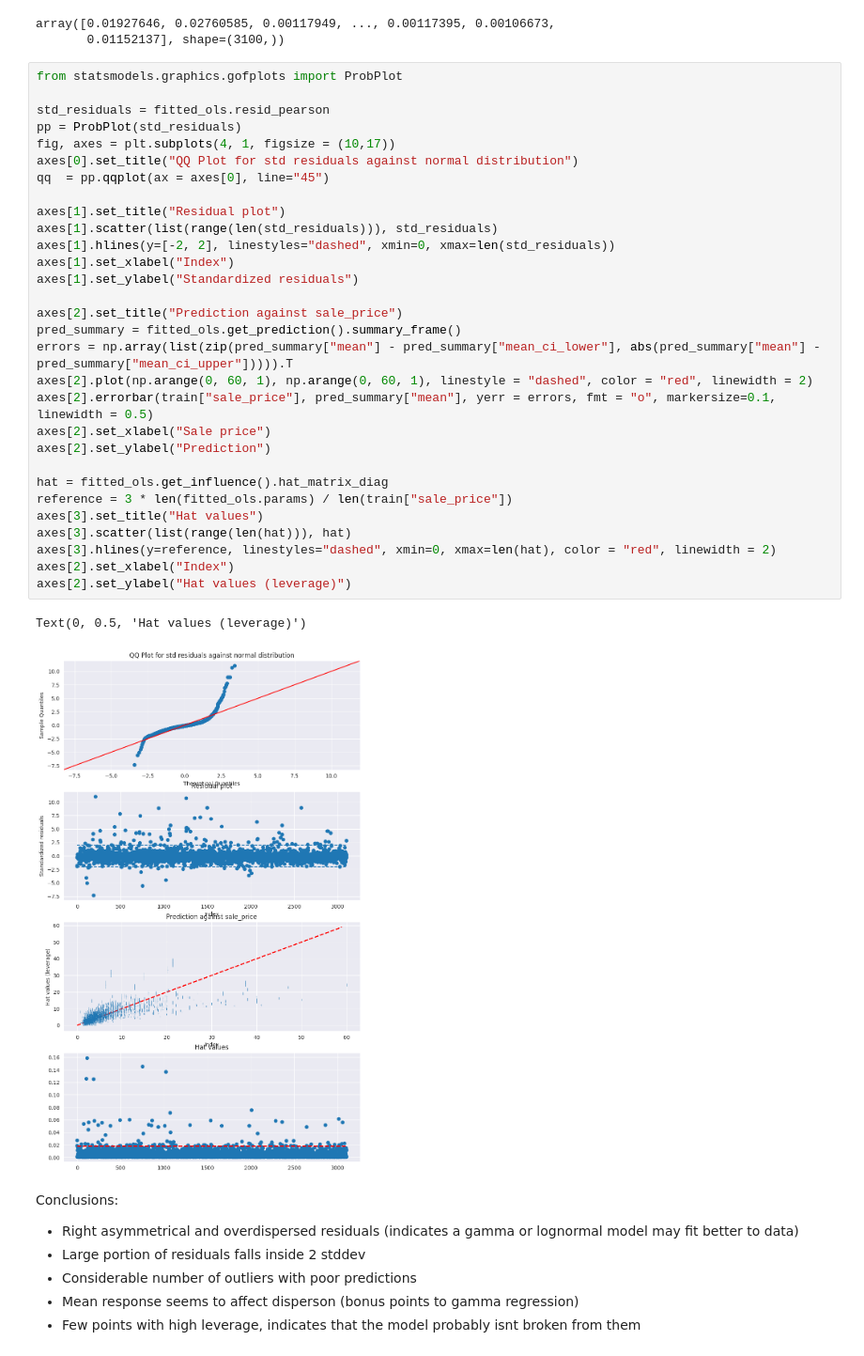
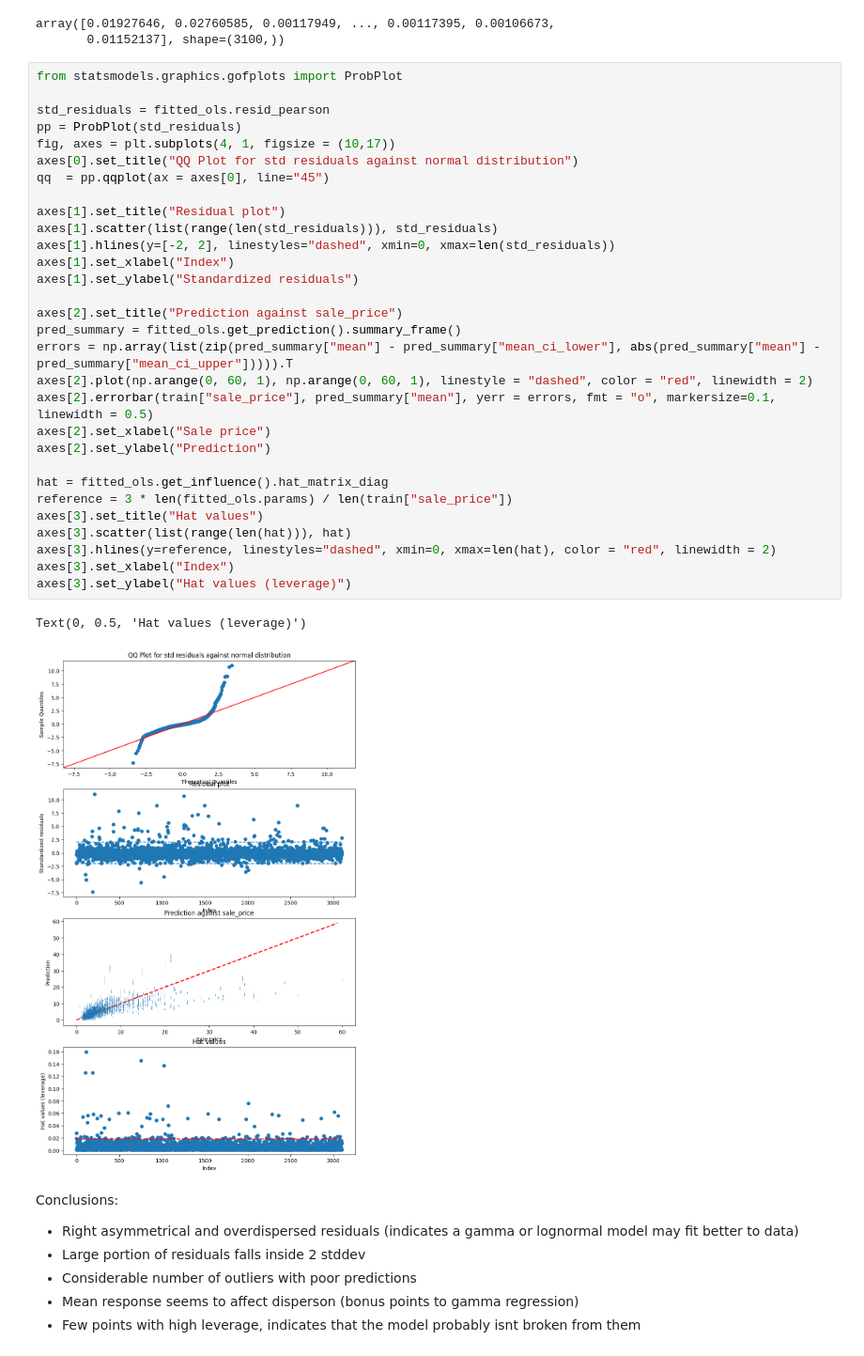
Before and after one commit to clr-cera/IA2025.2, a Jupyter notebook: Trabalho2/modelling.ipynb, the cells around one changed output. Shown: that part at 94% size. Saved outputs shown, nothing was run; the diff lists cells and outputs as text.

```diff
--- a/Trabalho2/modelling.ipynb
+++ b/Trabalho2/modelling.ipynb
@@ -170,36 +181,36 @@ array([0.01927646, 0.02760585, 0.00117949, ..., 0.00117395, 0.00106673,
 # %%
 from statsmodels.graphics.gofplots import ProbPlot
 
 std_residuals = fitted_ols.resid_pearson
 pp = ProbPlot(std_residuals)
 fig, axes = plt.subplots(4, 1, figsize = (10,17))
 axes[0].set_title("QQ Plot for std residuals against normal distribution")
 qq  = pp.qqplot(ax = axes[0], line="45")
 
 axes[1].set_title("Residual plot")
 axes[1].scatter(list(range(len(std_residuals))), std_residuals)
 axes[1].hlines(y=[-2, 2], linestyles="dashed", xmin=0, xmax=len(std_residuals))
 axes[1].set_xlabel("Index")
 axes[1].set_ylabel("Standardized residuals")
 
 axes[2].set_title("Prediction against sale_price")
 pred_summary = fitted_ols.get_prediction().summary_frame()
 errors = np.array(list(zip(pred_summary["mean"] - pred_summary["mean_ci_lower"], abs(pred_summary["mean"] - pred_summary["mean_ci_upper"])))).T
 axes[2].plot(np.arange(0, 60, 1), np.arange(0, 60, 1), linestyle = "dashed", color = "red", linewidth = 2)
 axes[2].errorbar(train["sale_price"], pred_summary["mean"], yerr = errors, fmt = "o", markersize=0.1, linewidth = 0.5)
 axes[2].set_xlabel("Sale price")
 axes[2].set_ylabel("Prediction")
 
 hat = fitted_ols.get_influence().hat_matrix_diag
 reference = 3 * len(fitted_ols.params) / len(train["sale_price"])
 axes[3].set_title("Hat values")
 axes[3].scatter(list(range(len(hat))), hat)
 axes[3].hlines(y=reference, linestyles="dashed", xmin=0, xmax=len(hat), color = "red", linewidth = 2)
-axes[2].set_xlabel("Index")
-axes[2].set_ylabel("Hat values (leverage)")
+axes[3].set_xlabel("Index")
+axes[3].set_ylabel("Hat values (leverage)")
 # %% [output]
 Text(0, 0.5, 'Hat values (leverage)')
-[figure, old version]
+[figure, new version]
 # %% [markdown]
 Conclusions:
 - Right asymmetrical and overdispersed residuals (indicates a gamma or lognormal model may fit better to data)
```
Also changed, not shown: parts of 14 cells of this notebook.
